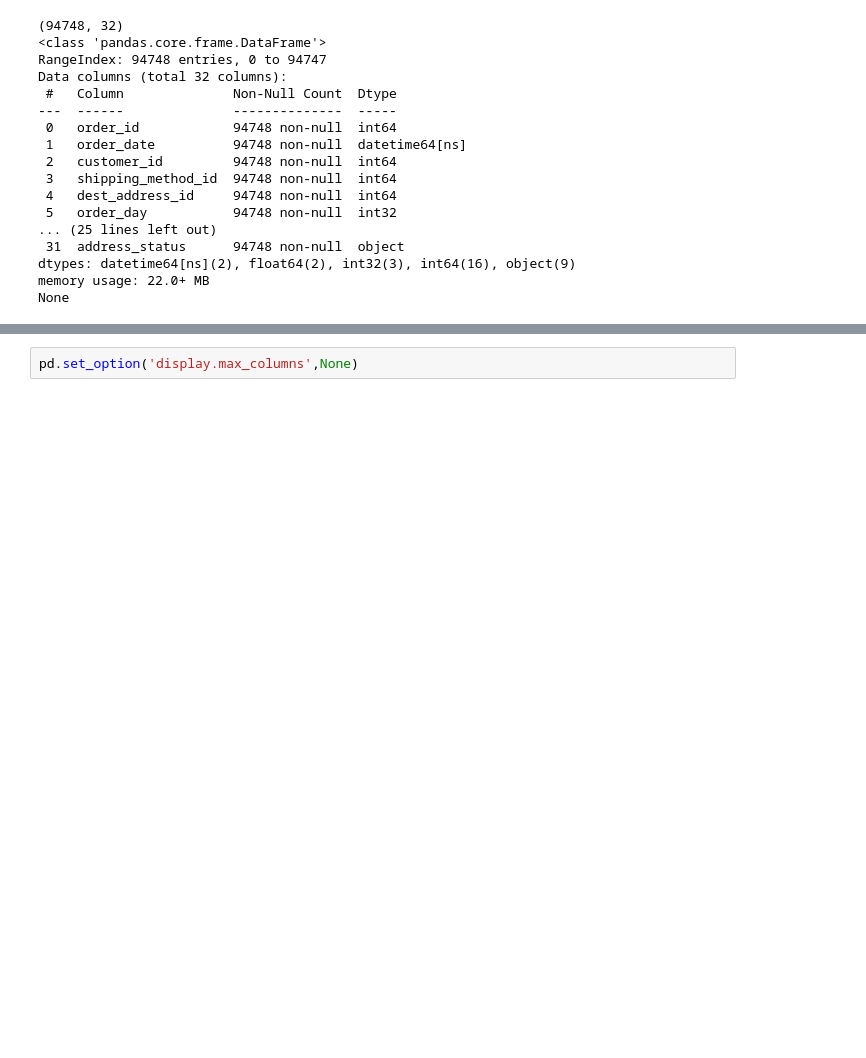
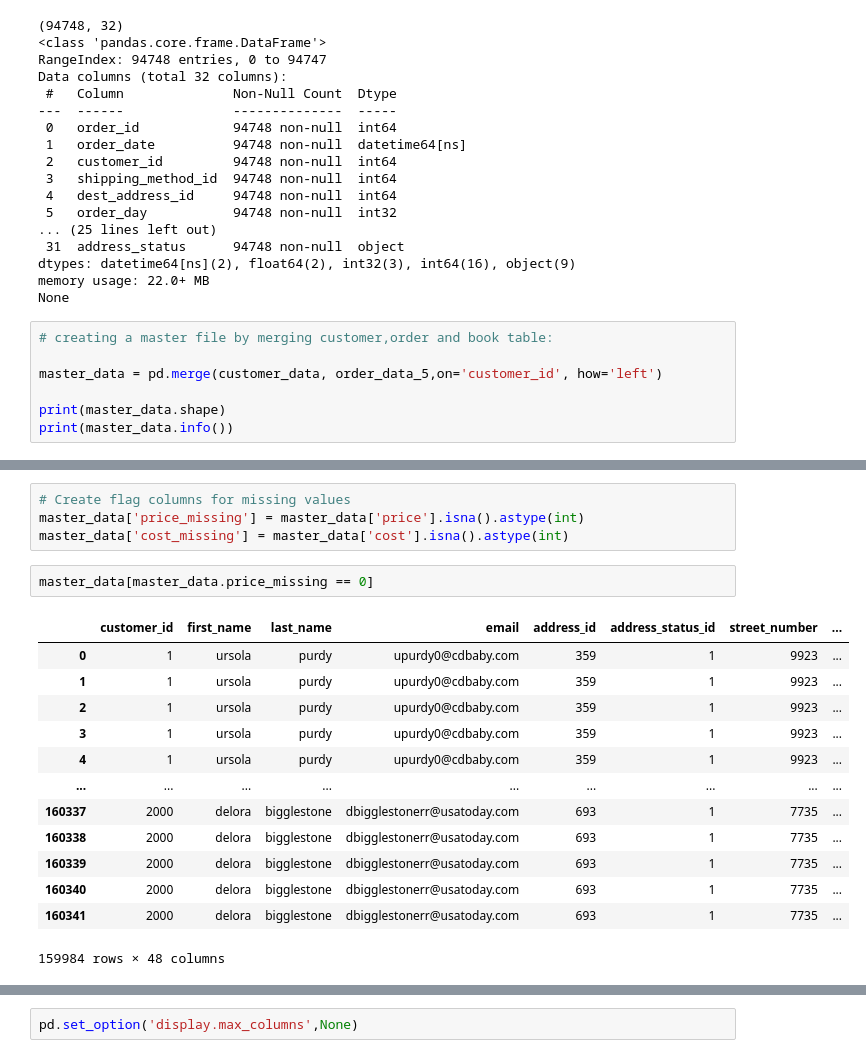
Before and after one commit to Ranjith-DS/DS_Final_Project_01, a Jupyter notebook: Notebook/EDA New.ipynb, the cells around one changed output, grey strips where cells are left out. Saved outputs shown, nothing was run; the diff lists cells and outputs as text; blank space fills up the shorter version.

```diff
--- a/Notebook/EDA New.ipynb
+++ b/Notebook/EDA New.ipynb
@@ -1401,3 +1385,10 @@ Data columns (total 32 columns):
 dtypes: datetime64[ns](2), float64(2), int32(3), int64(16), object(9)
 memory usage: 22.0+ MB
 None
+# %%
+# creating a master file by merging customer,order and book table:
+
+master_data = pd.merge(customer_data, order_data_5,on='customer_id', how='left')
+
+print(master_data.shape)
+print(master_data.info())
@@ -1403,0 +1437,20 @@ None
+# %%
+# Create flag columns for missing values
+master_data['price_missing'] = master_data['price'].isna().astype(int)
+master_data['cost_missing'] = master_data['cost'].isna().astype(int)
+# %%
+master_data[master_data.price_missing == 0]
+# %% [output]
+|  | customer_id | first_name | last_name | email | address_id | address_status_id | street_number | ... |
+| 0 | 1 | ursola | purdy | upurdy0@cdbaby.com | 359 | 1 | 9923 | ... |
+| 1 | 1 | ursola | purdy | upurdy0@cdbaby.com | 359 | 1 | 9923 | ... |
+| 2 | 1 | ursola | purdy | upurdy0@cdbaby.com | 359 | 1 | 9923 | ... |
+| 3 | 1 | ursola | purdy | upurdy0@cdbaby.com | 359 | 1 | 9923 | ... |
+| 4 | 1 | ursola | purdy | upurdy0@cdbaby.com | 359 | 1 | 9923 | ... |
+| ... | ... | ... | ... | ... | ... | ... | ... | ... |
+| 160337 | 2000 | delora | bigglestone | dbigglestonerr@usatoday.com | 693 | 1 | 7735 | ... |
+| 160338 | 2000 | delora | bigglestone | dbigglestonerr@usatoday.com | 693 | 1 | 7735 | ... |
+| 160339 | 2000 | delora | bigglestone | dbigglestonerr@usatoday.com | 693 | 1 | 7735 | ... |
+| 160340 | 2000 | delora | bigglestone | dbigglestonerr@usatoday.com | 693 | 1 | 7735 | ... |
+| 160341 | 2000 | delora | bigglestone | dbigglestonerr@usatoday.com | 693 | 1 | 7735 | ... |
+159984 rows × 48 columns
```
Also changed, not shown: parts of 36 cells of this notebook, 4 other files.
